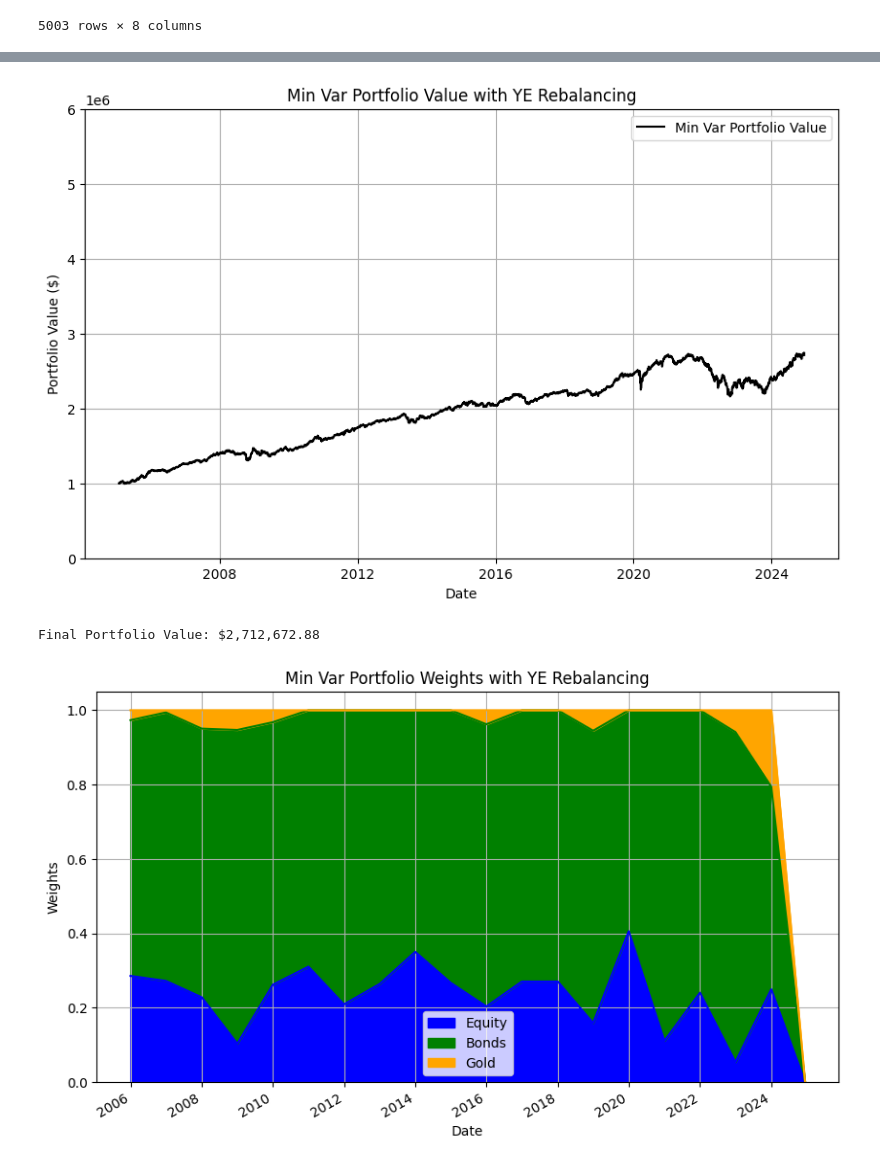
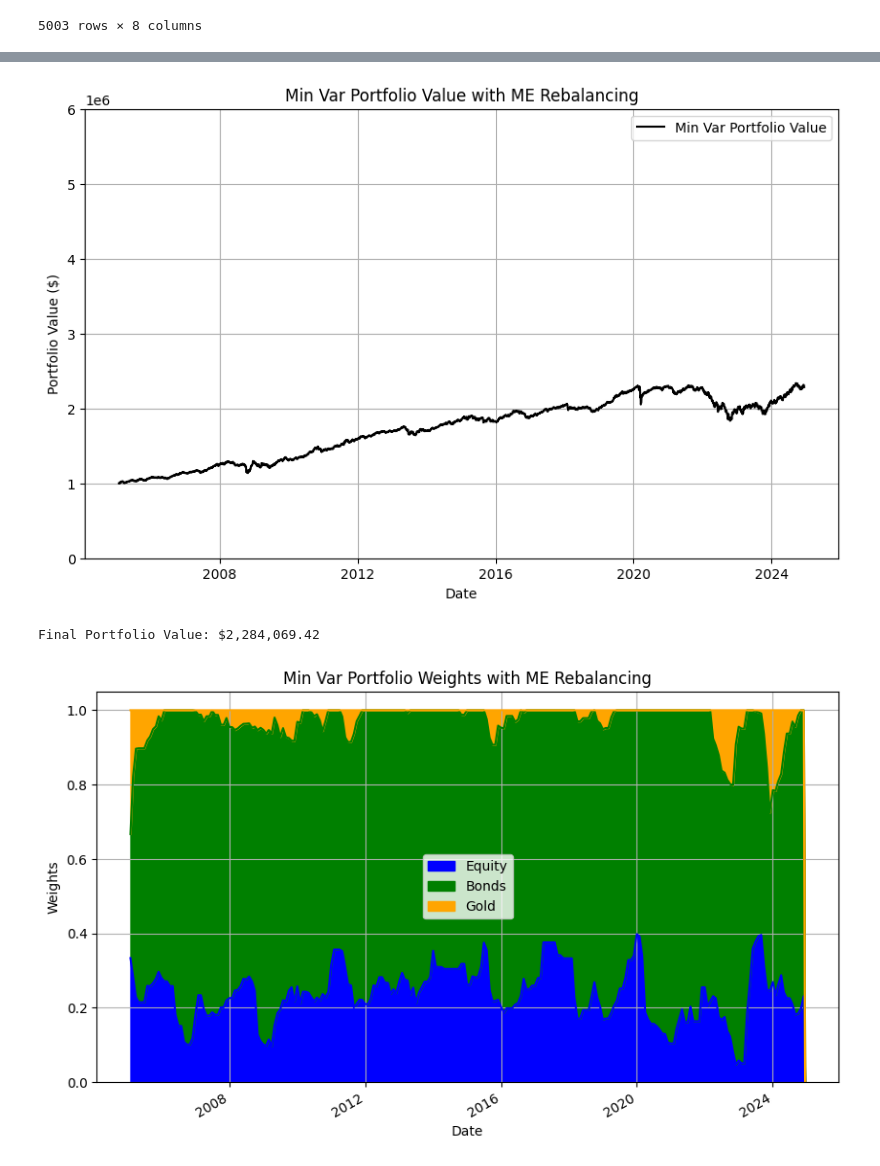
Before and after one commit to plaishev/asset_mgmt_seminar, a Jupyter notebook: Min_Var.ipynb, the cells around one changed output, grey strips where cells are left out. Saved outputs shown, nothing was run; the diff lists cells and outputs as text; code cells hidden in the pictures.

Commit message:
changed rebal freq to ME everywhere

```diff
--- a/Min_Var.ipynb
+++ b/Min_Var.ipynb
@@ -78,7 +78,7 @@ returns
 #### Min Var Portfolio Construction #### ver 3.0
 
 #Variables
-rebalance_frequency = 'YE'  # 'ME' = monthly, 'QE' = quarterly, 'YE' = yearly
+rebalance_frequency = 'ME'  # 'ME' = monthly, 'QE' = quarterly, 'YE' = yearly
 initial_investment = 1000000
 lookback_days = 180
 tc_rate = 0.001
@@ -225,6 +226,6 @@ plt.show()
-[figure, old version]
+[figure, new version]
-Final Portfolio Value: $2,712,672.88
+Final Portfolio Value: $2,284,069.42
-[figure, old version]
+[figure, new version]
 # %%
 #### Min Var Portfolio Analytics #### ver 3.0
 
```
Also changed, not shown: parts of 4 cells of this notebook, 6 other files.
